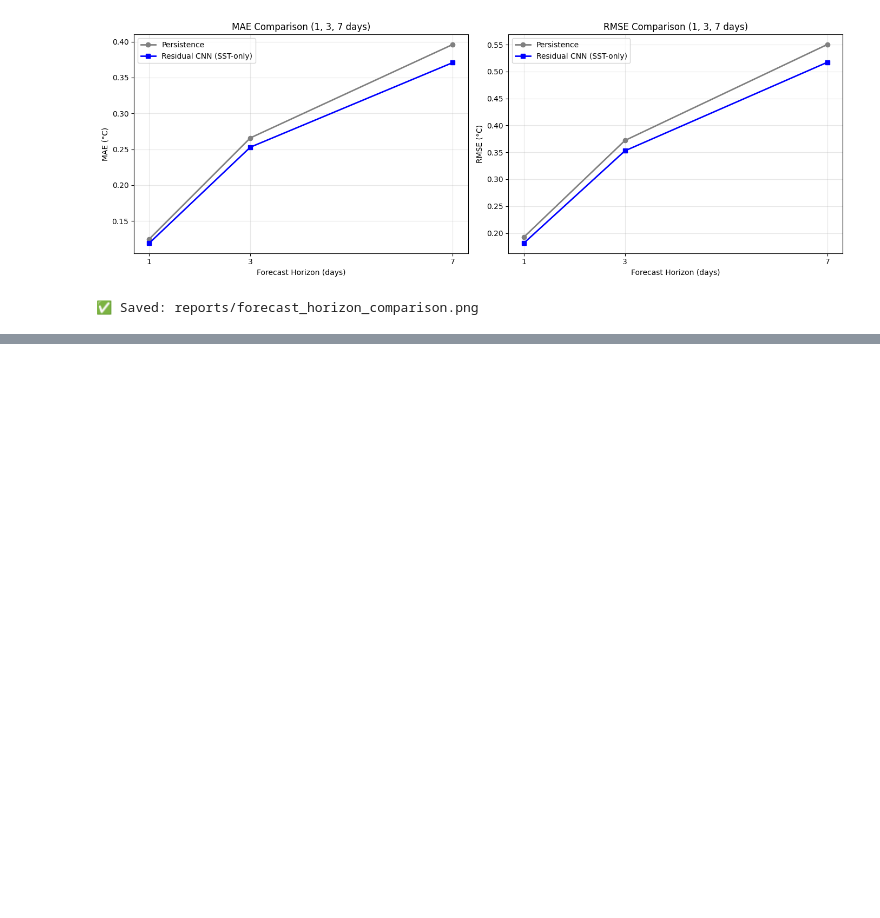
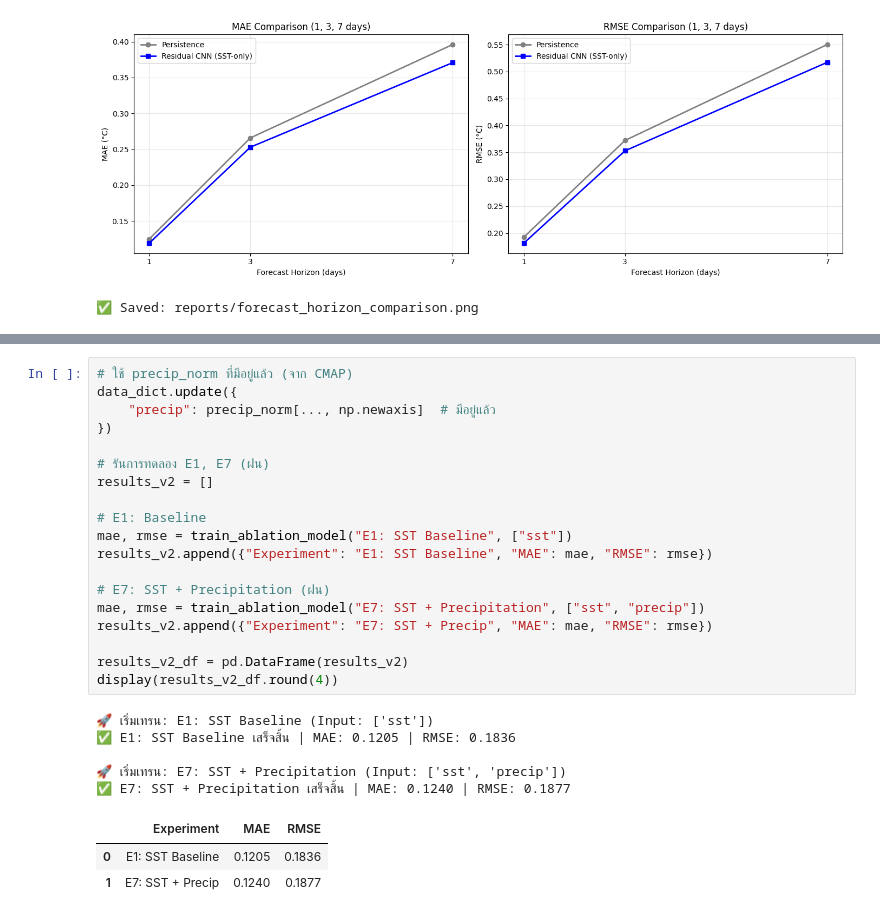
Before and after one commit to kingkingky/ocean-forecasting, a Jupyter notebook: notebooks/01_data_exploration.ipynb, the cells around one changed output, grey strips where cells are left out. Drawn from its saved outputs; the diff is of its cells as text; blank space fills up the shorter version.

```diff
--- a/notebooks/01_data_exploration.ipynb
+++ b/notebooks/01_data_exploration.ipynb
@@ -641,0 +674,28 @@ Forecast origins: 359 | 2021-01-01 to 2021-12-25
+# %%
+# ใช้ precip_norm ที่มีอยู่แล้ว (จาก CMAP)
+data_dict.update({
+    "precip": precip_norm[..., np.newaxis]  # มีอยู่แล้ว
+})
+
+# รันการทดลอง E1, E7 (ฝน)
+results_v2 = []
+
+# E1: Baseline
+mae, rmse = train_ablation_model("E1: SST Baseline", ["sst"])
+results_v2.append({"Experiment": "E1: SST Baseline", "MAE": mae, "RMSE": rmse})
+
+# E7: SST + Precipitation (ฝน)
+mae, rmse = train_ablation_model("E7: SST + Precipitation", ["sst", "precip"])
+results_v2.append({"Experiment": "E7: SST + Precip", "MAE": mae, "RMSE": rmse})
+
+results_v2_df = pd.DataFrame(results_v2)
+display(results_v2_df.round(4))
+# %% [output]
+🚀 เริ่มเทรน: E1: SST Baseline (Input: ['sst'])
+✅ E1: SST Baseline เสร็จสิ้น | MAE: 0.1205 | RMSE: 0.1836
+
+🚀 เริ่มเทรน: E7: SST + Precipitation (Input: ['sst', 'precip'])
+✅ E7: SST + Precipitation เสร็จสิ้น | MAE: 0.1240 | RMSE: 0.1877
+|  | Experiment | MAE | RMSE |
+| 0 | E1: SST Baseline | 0.1205 | 0.1836 |
+| 1 | E7: SST + Precip | 0.1240 | 0.1877 |
```
Also changed, not shown: parts of 4 cells of this notebook, 2 other files.
